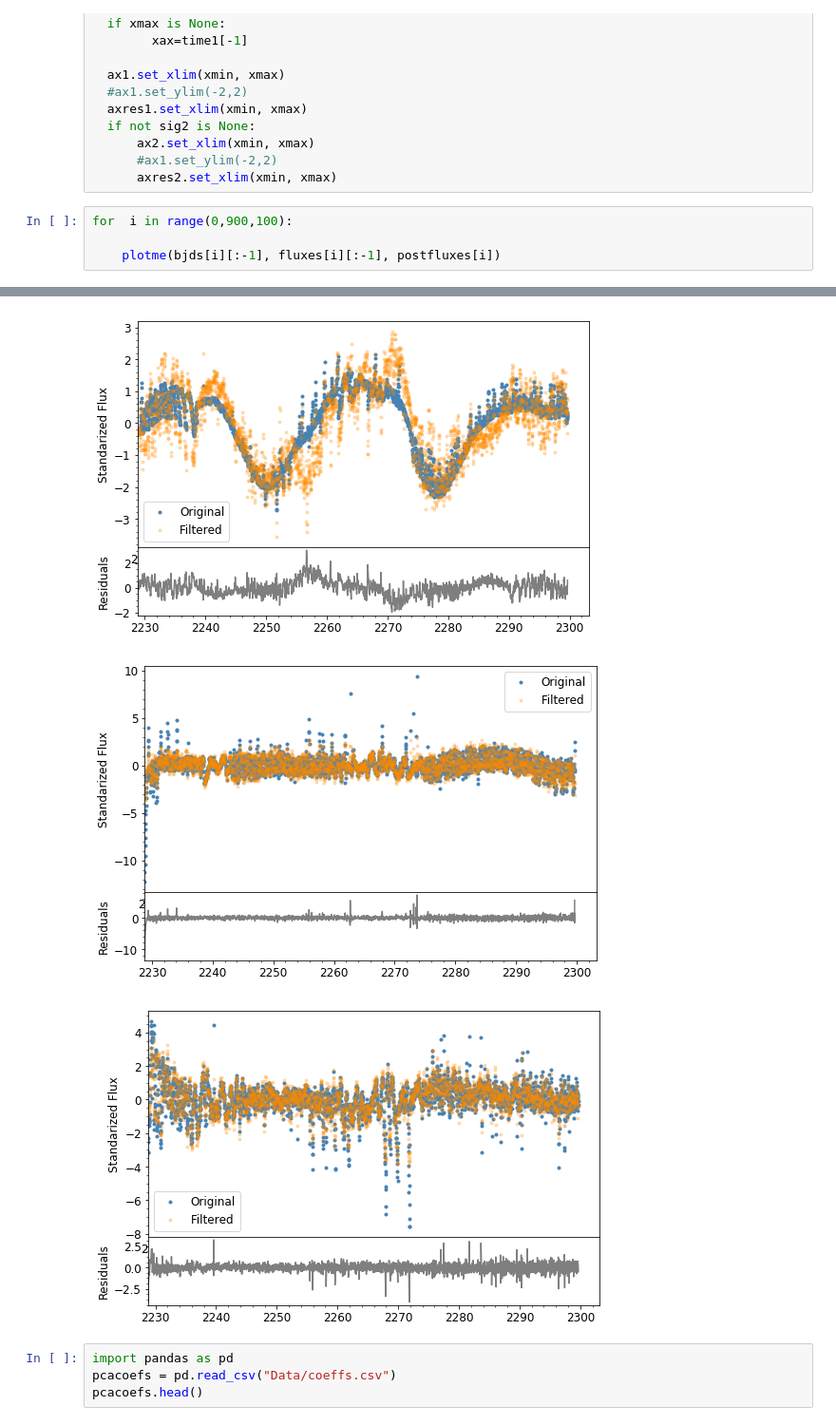
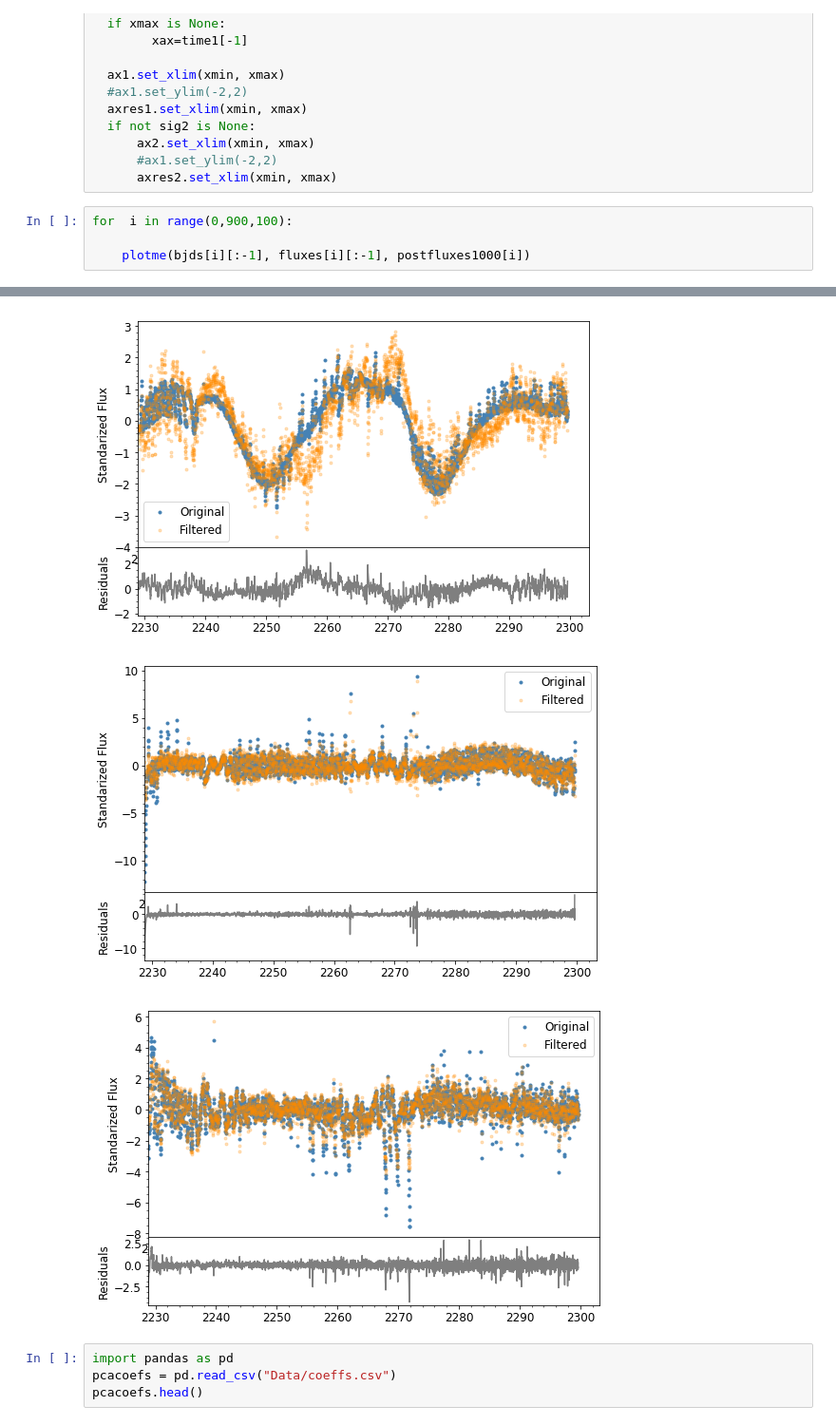
Before and after one commit to RileyWClarke/fftpca_note, a Jupyter notebook: comapred_preprocessed.ipynb, the cells around one changed output, grey strips where cells are left out. Shown at 95% size. Saved outputs shown, nothing was run; the diff lists cells and outputs as text.

```diff
--- a/comapred_preprocessed.ipynb
+++ b/comapred_preprocessed.ipynb
@@ -163,5 +163,5 @@ def plotme(time1, flux1norm, Filtered_signal1, sig2 = None, xmin=None, xmax=None
 # %%
 for  i in range(0,900,100):
 
-    plotme(bjds[i][:-1], fluxes[i][:-1], postfluxes[i])
+    plotme(bjds[i][:-1], fluxes[i][:-1], postfluxes1000[i])
 # %% [output]
@@ -174,6 +174,6 @@ for  i in range(0,900,100):
-[figure, old version]
+[figure, new version]
-[figure, old version]
+[figure, new version]
-[figure, old version]
+[figure, new version]
 # %%
 import pandas as pd
 pcacoefs = pd.read_csv("Data/coeffs.csv")
```
Also changed, not shown: parts of 3 cells of this notebook.
